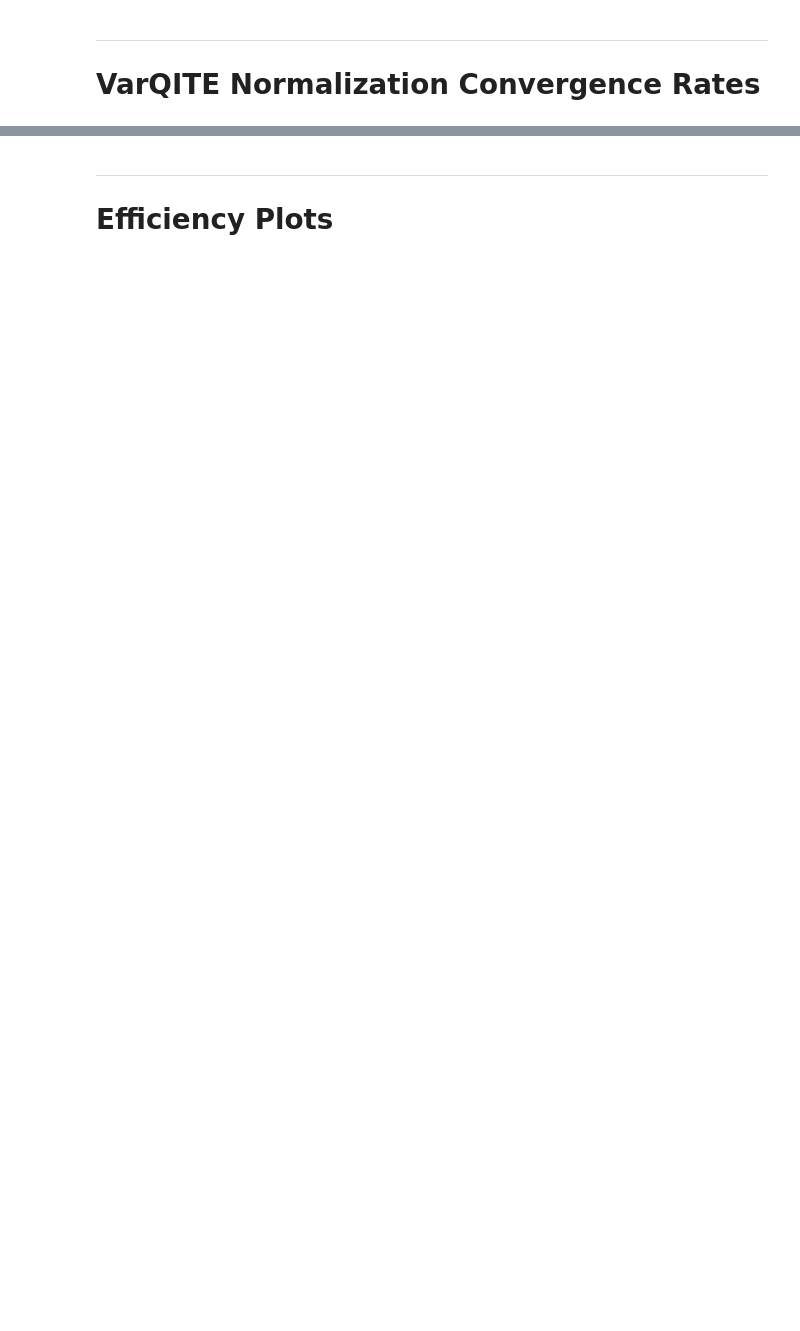
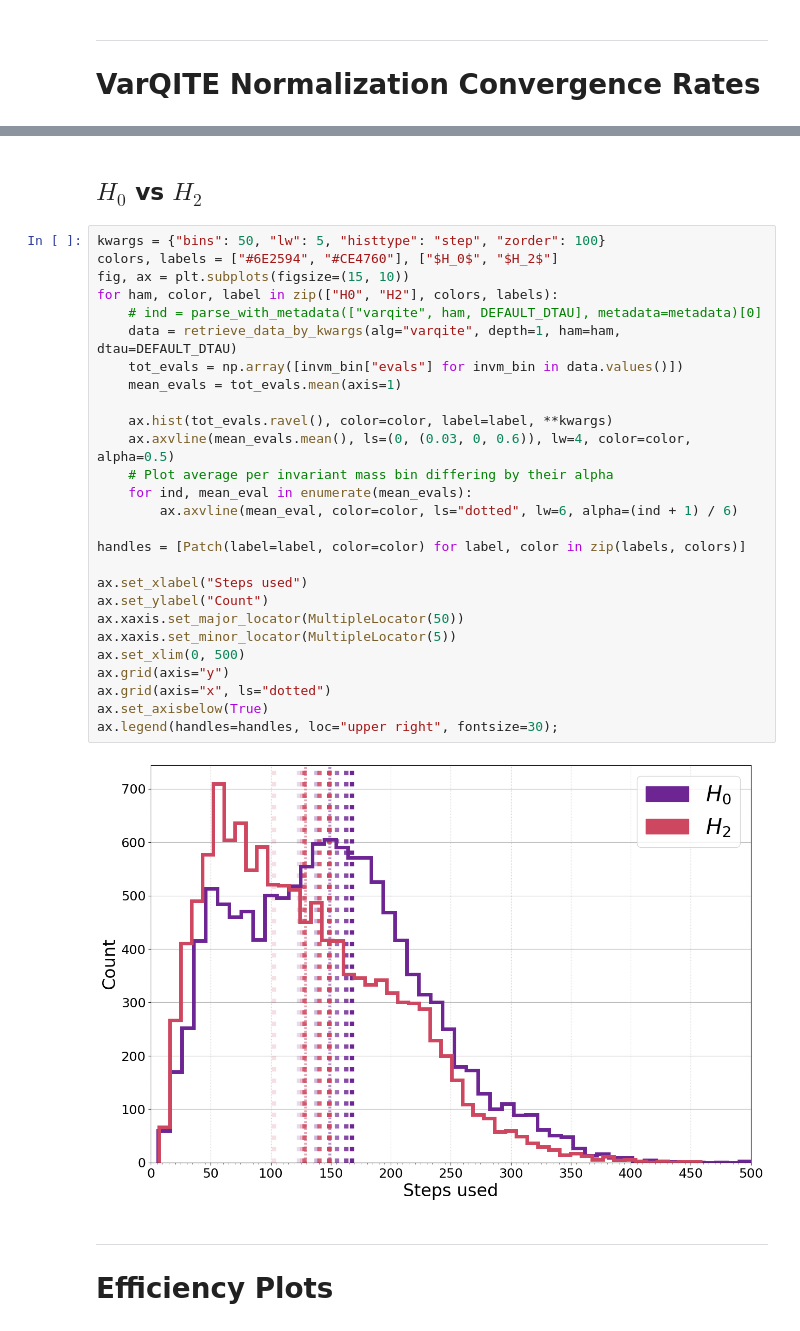
Before and after one commit to crumpstrr33/collider_combinatorics_with_QAs, a Jupyter notebook: analysis.ipynb, the cells around one changed output, grey strips where cells are left out. Drawn from its saved outputs; the diff is of its cells as text; blank space fills up the shorter version.

```diff
--- a/analysis.ipynb
+++ b/analysis.ipynb
@@ -285,3 +372,34 @@ bax.grid(axis="y");
+# %% [markdown]
+## $H_0$ vs $H_2$
+# %%
+kwargs = {"bins": 50, "lw": 5, "histtype": "step", "zorder": 100}
+colors, labels = ["#6E2594", "#CE4760"], ["$H_0$", "$H_2$"]
+fig, ax = plt.subplots(figsize=(15, 10))
+for ham, color, label in zip(["H0", "H2"], colors, labels):
+    # ind = parse_with_metadata(["varqite", ham, DEFAULT_DTAU], metadata=metadata)[0]
+    data = retrieve_data_by_kwargs(alg="varqite", depth=1, ham=ham, dtau=DEFAULT_DTAU)
+    tot_evals = np.array([invm_bin["evals"] for invm_bin in data.values()])
+    mean_evals = tot_evals.mean(axis=1)
+
+    ax.hist(tot_evals.ravel(), color=color, label=label, **kwargs)
+    ax.axvline(mean_evals.mean(), ls=(0, (0.03, 0, 0.6)), lw=4, color=color, alpha=0.5)
+    # Plot average per invariant mass bin differing by their alpha
+    for ind, mean_eval in enumerate(mean_evals):
+        ax.axvline(mean_eval, color=color, ls="dotted", lw=6, alpha=(ind + 1) / 6)
+
+handles = [Patch(label=label, color=color) for label, color in zip(labels, colors)]
+
+ax.set_xlabel("Steps used")
+ax.set_ylabel("Count")
+ax.xaxis.set_major_locator(MultipleLocator(50))
+ax.xaxis.set_minor_locator(MultipleLocator(5))
+ax.set_xlim(0, 500)
+ax.grid(axis="y")
+ax.grid(axis="x", ls="dotted")
+ax.set_axisbelow(True)
+ax.legend(handles=handles, loc="upper right", fontsize=30);
+# %% [output]
+[figure, added]
 # %% [markdown]
 ---
 
```
Also changed, not shown: parts of 72 cells of this notebook.
